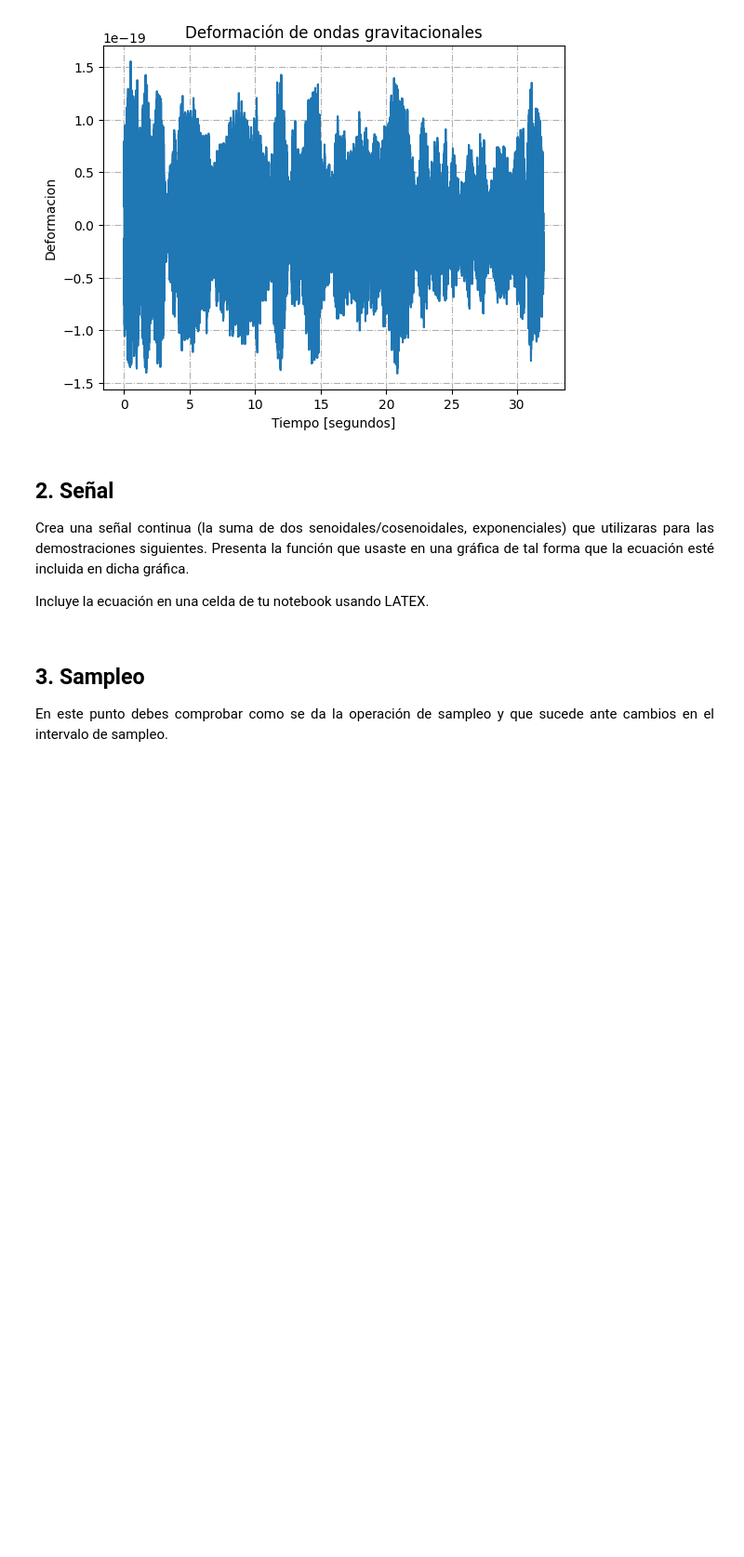
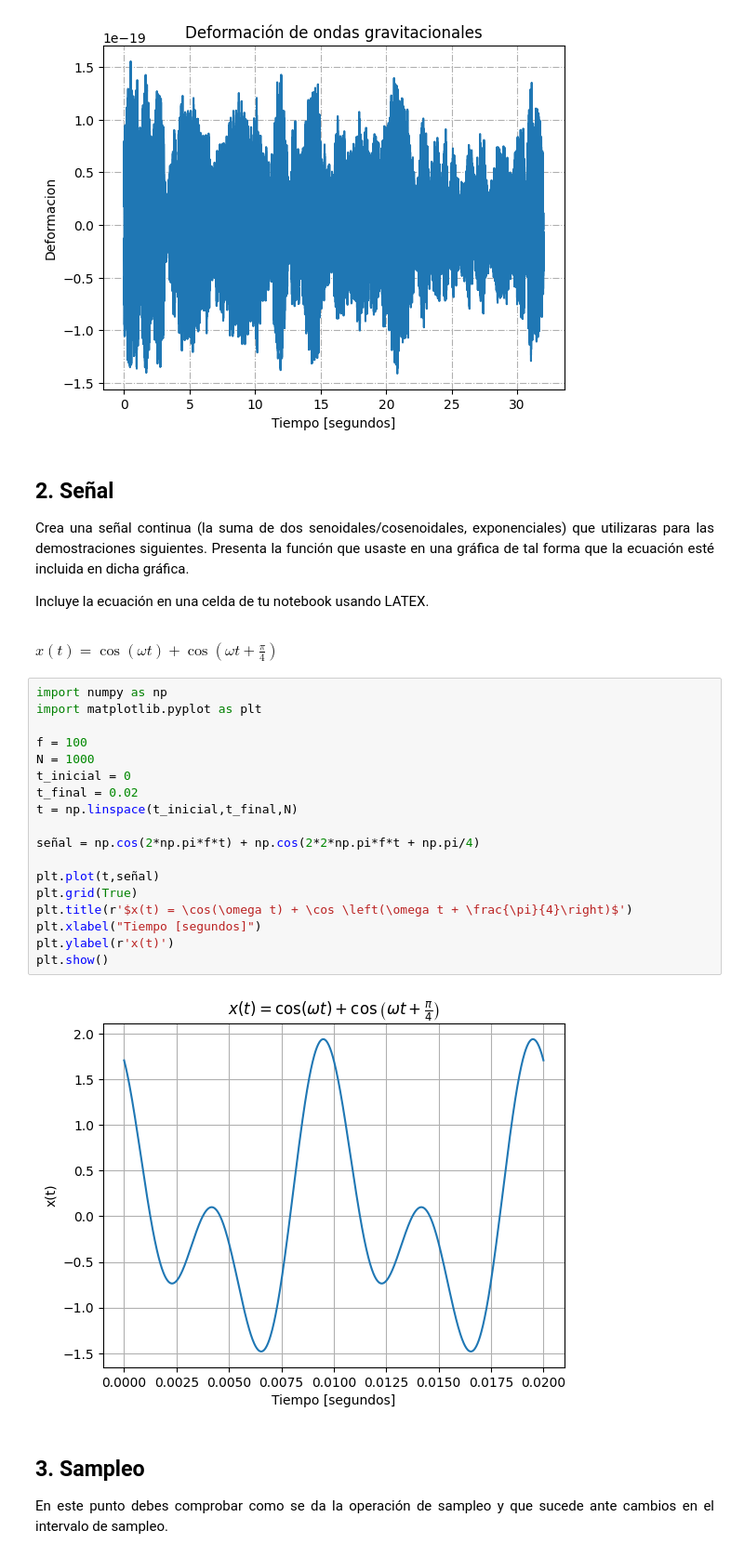
Before and after one commit to MatiasArmijo/Actividades-EIE-401-Matias-Armijo, a Jupyter notebook: actividad-2/Actividad_2_ArmijoMatias_204623155.ipynb, the cells around one changed output. Shown: that part at 93% size. Cells and saved outputs as stored; diff of their text form; blank space fills up the shorter version.

Commit message:
subida ejercicio 2 señal

```diff
--- a/actividad-2/Actividad_2_ArmijoMatias_204623155.ipynb
+++ b/actividad-2/Actividad_2_ArmijoMatias_204623155.ipynb
@@ -72,6 +72,28 @@ plt.show()
 Crea una señal continua (la suma de dos senoidales/cosenoidales, exponenciales) que utilizaras para las demostraciones siguientes. Presenta la función que usaste en una gráfica de tal forma que la ecuación esté incluida en dicha gráfica.
 
 Incluye la ecuación en una celda de tu notebook usando LATEX.
+# %% [markdown]
+$x(t) = \cos(\omega t) + \cos \left(\omega t + \frac{\pi}{4}\right)$
+# %%
+import numpy as np
+import matplotlib.pyplot as plt
+
+f = 100
+N = 1000
+t_inicial = 0
+t_final = 0.02
+t = np.linspace(t_inicial,t_final,N)
+
+señal = np.cos(2*np.pi*f*t) + np.cos(2*2*np.pi*f*t + np.pi/4)
+
+plt.plot(t,señal)
+plt.grid(True)
+plt.title(r'$x(t) = \cos(\omega t) + \cos \left(\omega t + \frac{\pi}{4}\right)$')
+plt.xlabel("Tiempo [segundos]")
+plt.ylabel(r'x(t)')
+plt.show()
+# %% [output]
+[figure, added]
 # %% [markdown]
 ## 3. Sampleo
 <p align="justify">
```
